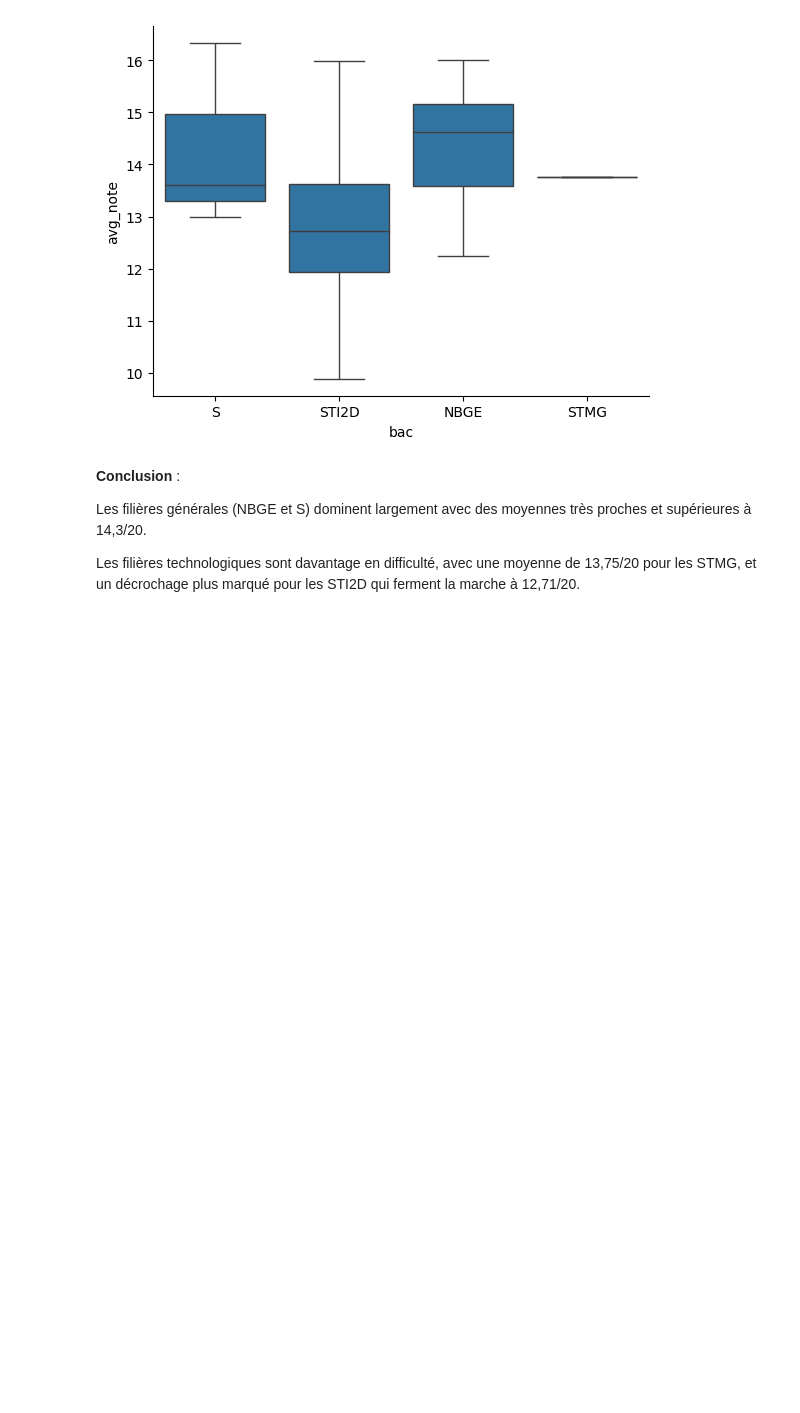
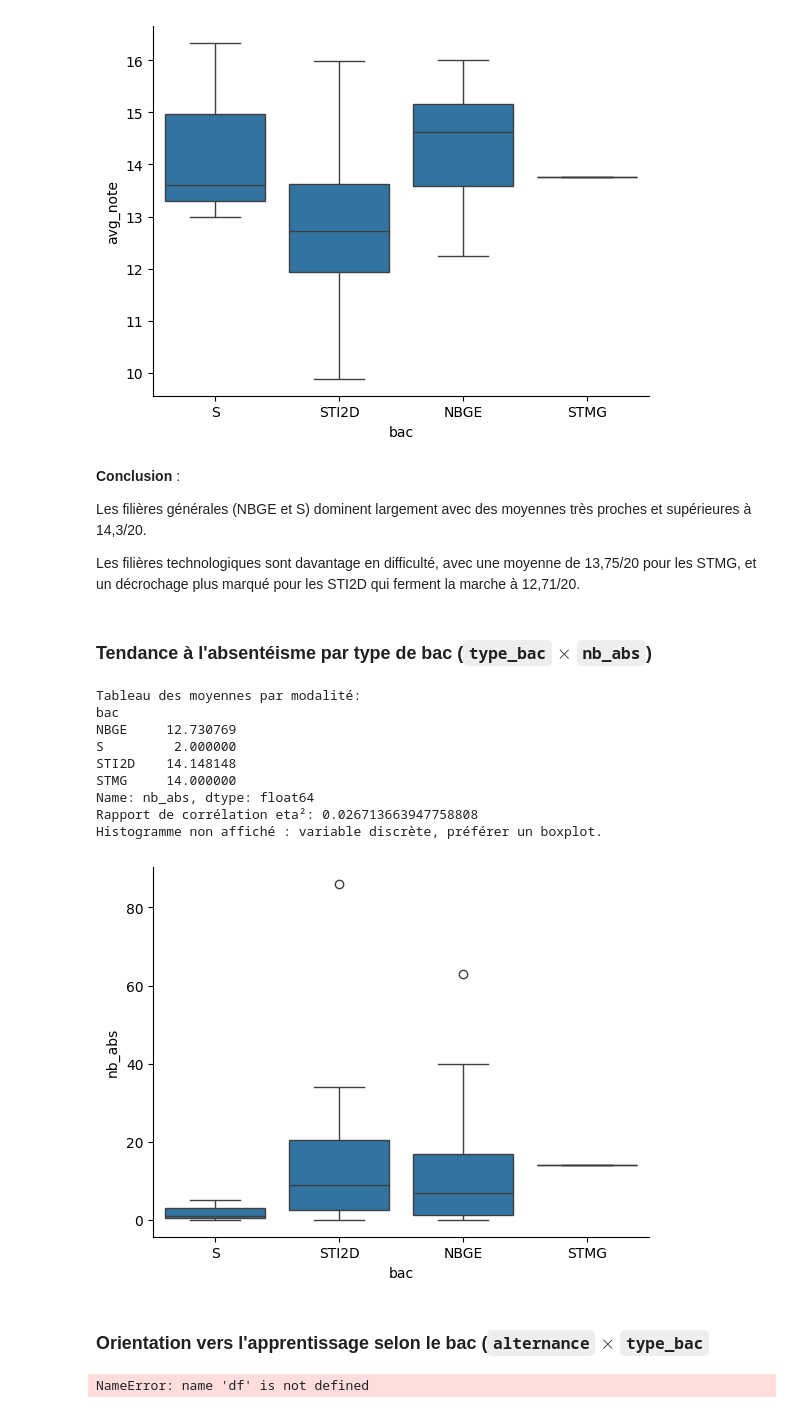
Before and after one commit to SAEIUTBUT1/SAE2.4-Maths, a Jupyter notebook: analyse.ipynb, the cells around one changed output. Drawn from its saved outputs; the diff is of its cells as text; code cells hidden in the pictures; blank space fills up the shorter version.

```diff
--- a/analyse.ipynb
+++ b/analyse.ipynb
@@ -1215,3 +1213,29 @@ Rapport de corrélation eta²: 0.3229147431613987
 Les filières générales (NBGE et S) dominent largement avec des moyennes très proches et supérieures à 14,3/20.
 
 Les filières technologiques sont davantage en difficulté, avec une moyenne de 13,75/20 pour les STMG, et un décrochage plus marqué pour les STI2D qui ferment la marche à 12,71/20.
+# %% [markdown]
+### Tendance à l'absentéisme par type de bac (`type_bac` $\times$ `nb_abs`)
+# %%
+# Analyse du lien entre le type de bac et le nombre d'absences
+analyse_bivariee_quant_qual(df_resultats, col_quant='nb_abs', col_qual='bac', type_quant='discrete')
+# %% [output]
+Tableau des moyennes par modalité:
+bac
+NBGE     12.730769
+S         2.000000
+STI2D    14.148148
+STMG     14.000000
+Name: nb_abs, dtype: float64
+Rapport de corrélation eta²: 0.026713663947758808
+Histogramme non affiché : variable discrète, préférer un boxplot.
+[figure, added]
+# %% [markdown]
+### Orientation vers l'apprentissage selon le bac (`alternance` $\times$ `type_bac`
+# %%
+# app_but_* = OUI | NON
+# alternance = app_but_2 || app_but_3
+# Convertir le oui ou non en true false
+df_resultats['alternance'] = df_resultats['']
+analyse_bivariee_qual_qual(df_resultats, col1='alternance', col2='bac')
+# %% [output]
+NameError: name 'df' is not defined
```
Also changed, not shown: parts of 2 cells of this notebook.
